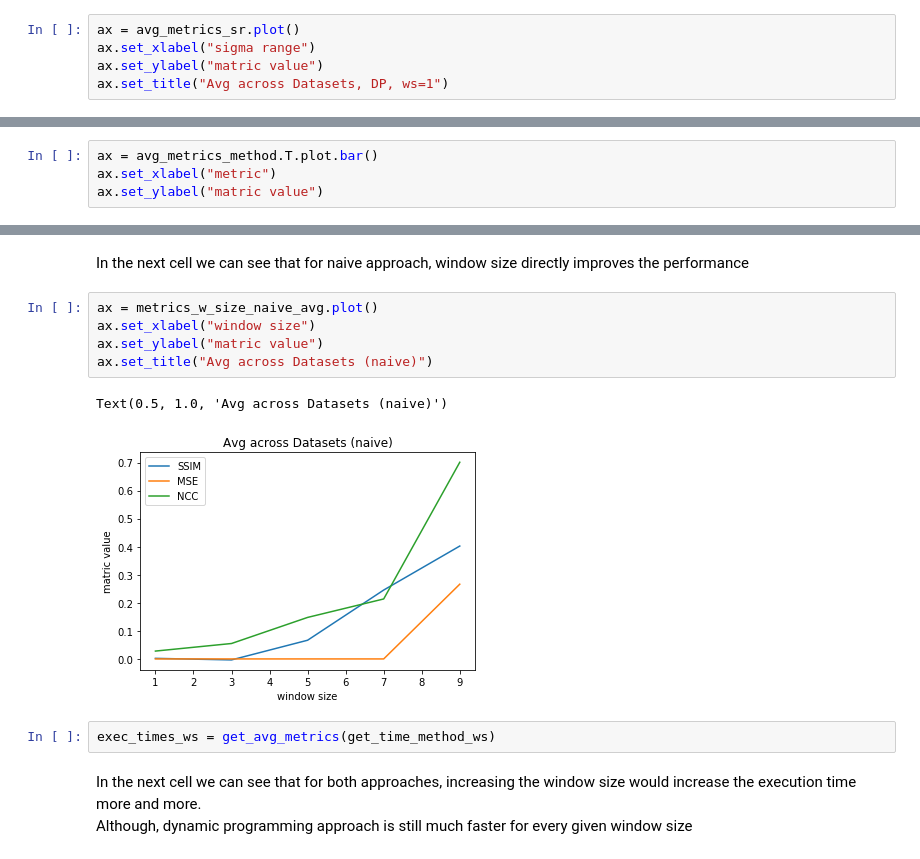
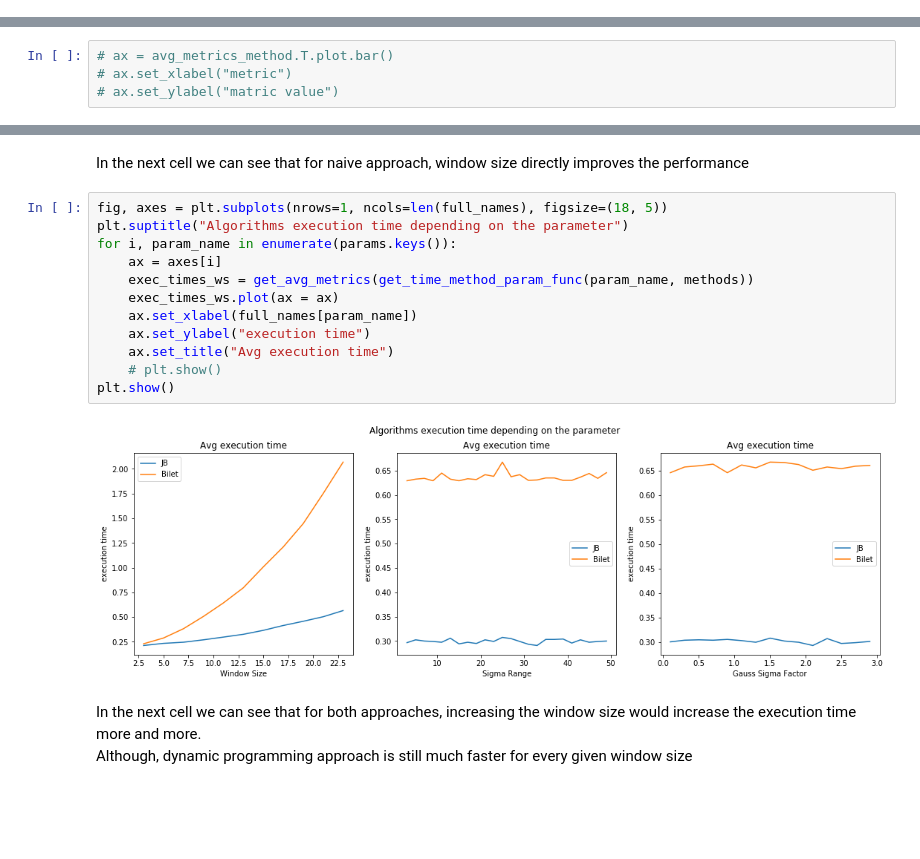
Before and after one commit to sevahul/sens_fusion_assignment2, a Jupyter notebook: analysis.ipynb, the cells around one changed output, grey strips where cells are left out. Cells and saved outputs as stored; diff of their text form; blank space fills up the shorter version.

```diff
--- a/analysis.ipynb
+++ b/analysis.ipynb
@@ -98,8 +87,3 @@ avg_metrics_gsf = get_avg_metrics(get_metrics_gsf_Bilet)
 In the next cell we can see that, generally, 9.0 could be an optimal value for lambda as metrics stop improving. <br/>
 If lambda is too big, the metrics would be worser. <br/>
 Although, "optimal" value of lambda (~20) would vanish important small details, so for further comparison I would use almost optimal still adequate lambda = 9.0
-# %%
-ax = avg_metrics_sr.plot()
-ax.set_xlabel("sigma range")
-ax.set_ylabel("matric value")
-ax.set_title("Avg across Datasets, DP, ws=1")
@@ -111,7 +92,7 @@ In the next cell we can see, that in general Metrics for minimum window size for
 Accound that window size 9 would compute on my 16-cores laptop for ~10 minutes. <br/>
 In the same time, DP would compute for ~9 seconds only which is ~90 times faster for better result
 # %%
-ax = avg_metrics_method.T.plot.bar()
-ax.set_xlabel("metric")
-ax.set_ylabel("matric value")
+# ax = avg_metrics_method.T.plot.bar()
+# ax.set_xlabel("metric")
+# ax.set_ylabel("matric value")
 # %% [output]
@@ -133,15 +102,19 @@ metrics_w_size_Bilet_avg
 # %% [markdown]
 In the next cell we can see that for naive approach, window size directly improves the performance
-# %%
-ax = metrics_w_size_naive_avg.plot()
-ax.set_xlabel("window size")
-ax.set_ylabel("matric value")
-ax.set_title("Avg across Datasets (naive)")
-# %% [output]
-Text(0.5, 1.0, 'Avg across Datasets (naive)')
-[figure, removed]
-# %%
-exec_times_ws = get_avg_metrics(get_time_method_ws)
+# %%
+fig, axes = plt.subplots(nrows=1, ncols=len(full_names), figsize=(18, 5))
+plt.suptitle("Algorithms execution time depending on the parameter")
+for i, param_name in enumerate(params.keys()):
+    ax = axes[i]
+    exec_times_ws = get_avg_metrics(get_time_method_param_func(param_name, methods))
+    exec_times_ws.plot(ax = ax)
+    ax.set_xlabel(full_names[param_name])
+    ax.set_ylabel("execution time")
+    ax.set_title("Avg execution time")
+    # plt.show()
+plt.show()
+# %% [output]
+[figure, added]
 # %% [markdown]
 In the next cell we can see that for both approaches, increasing the window size would increase the execution time more and more. <br/>
 Although, dynamic programming approach is still much faster for every given window size
```
Also changed, not shown: parts of 14 cells of this notebook, 2 other files.
